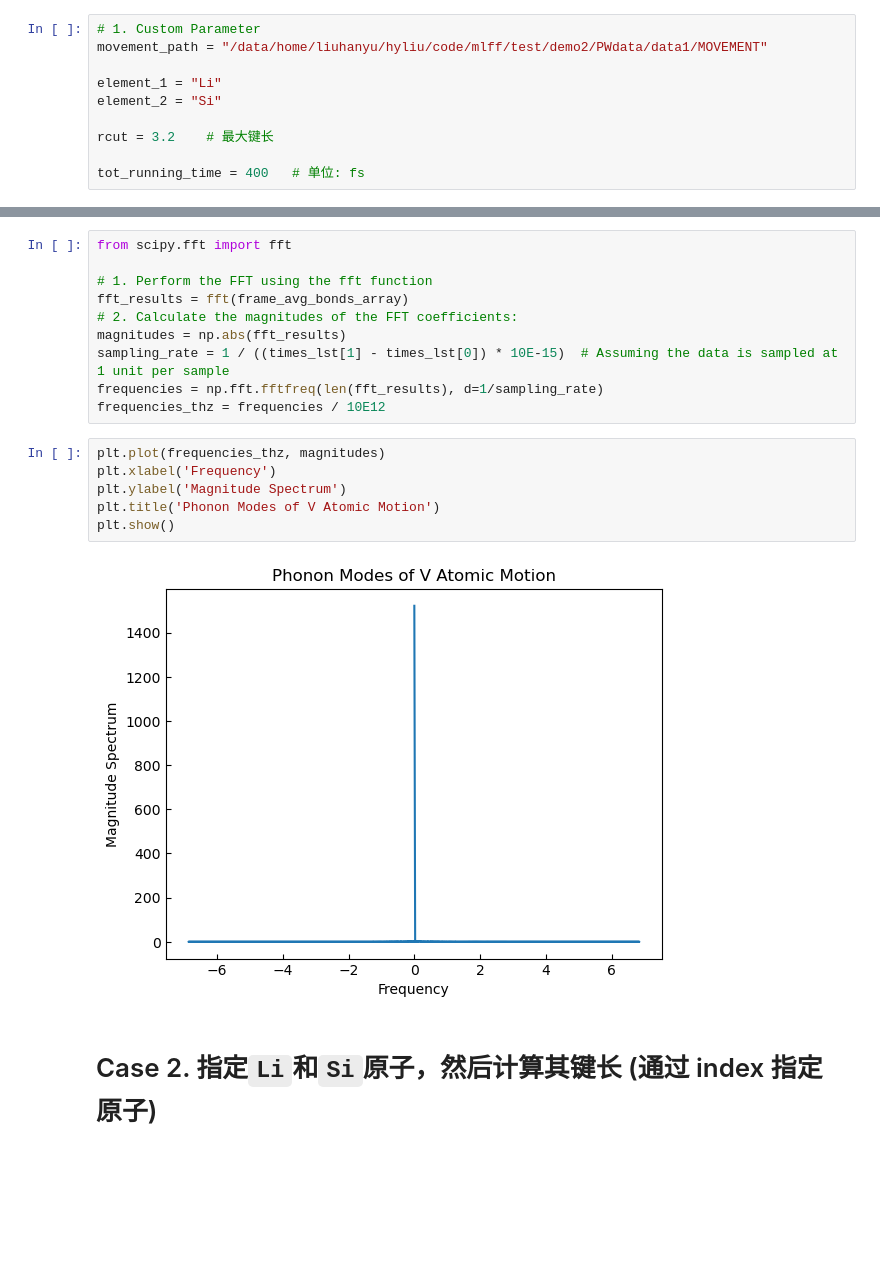
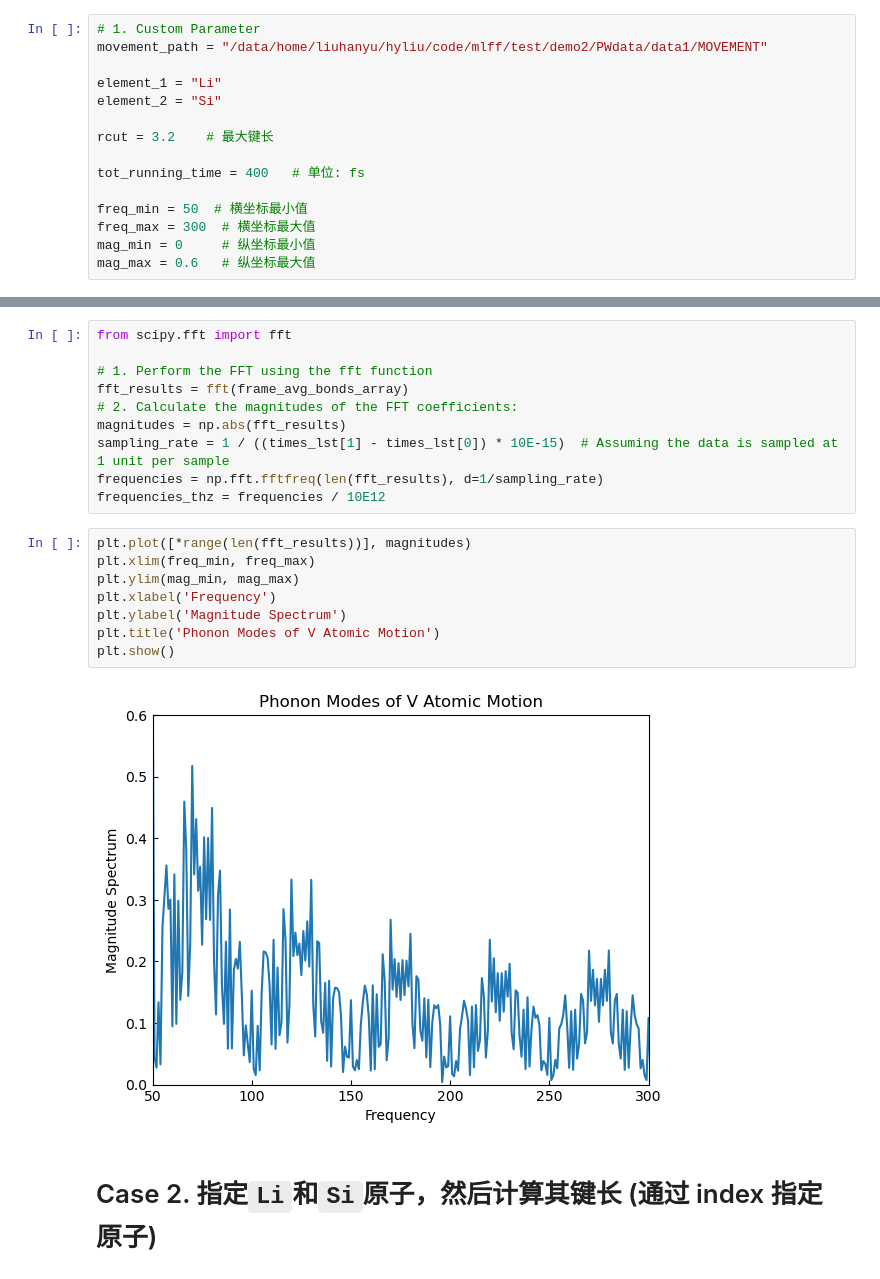
Before and after one commit to lhycms/MaterSDK, a Jupyter notebook: demo/feature/avg/avgbond.ipynb, the cells around one changed output, grey strips where cells are left out. Saved outputs shown, nothing was run; the diff lists cells and outputs as text; blank space fills up the shorter version.

```diff
--- a/demo/feature/avg/avgbond.ipynb
+++ b/demo/feature/avg/avgbond.ipynb
@@ -28,6 +28,11 @@ element_2 = "Si"
 rcut = 3.2    # 最大键长
 
 tot_running_time = 400   # 单位: fs
+
+freq_min = 50  # 横坐标最小值
+freq_max = 300  # 横坐标最大值
+mag_min = 0     # 纵坐标最小值
+mag_max = 0.6   # 纵坐标最大值
 # %% [markdown]
 ## Step 2. 查看 MOVEMENT 的信息
 # %%
@@ -123,13 +128,15 @@ sampling_rate = 1 / ((times_lst[1] - times_lst[0]) * 10E-15)  # Assuming the dat
 frequencies = np.fft.fftfreq(len(fft_results), d=1/sampling_rate)
 frequencies_thz = frequencies / 10E12
 # %%
-plt.plot(frequencies_thz, magnitudes)
+plt.plot([*range(len(fft_results))], magnitudes)
+plt.xlim(freq_min, freq_max)
+plt.ylim(mag_min, mag_max)
 plt.xlabel('Frequency')
 plt.ylabel('Magnitude Spectrum')
 plt.title('Phonon Modes of V Atomic Motion')
 plt.show()
 # %% [output]
-[figure, old version]
+[figure, new version]
 # %% [markdown]
 # Case 2. 指定`Li`和`Si`原子，然后计算其键长 (通过 index 指定原子)
 # %% [markdown]
```
Also changed, not shown: 2 other files.
